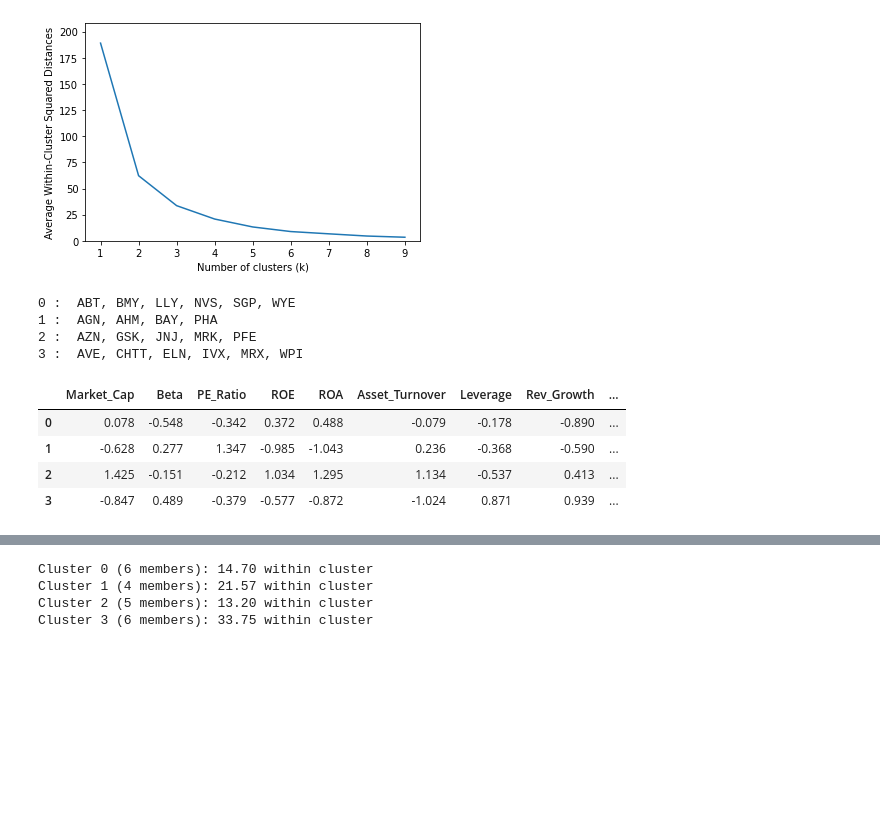
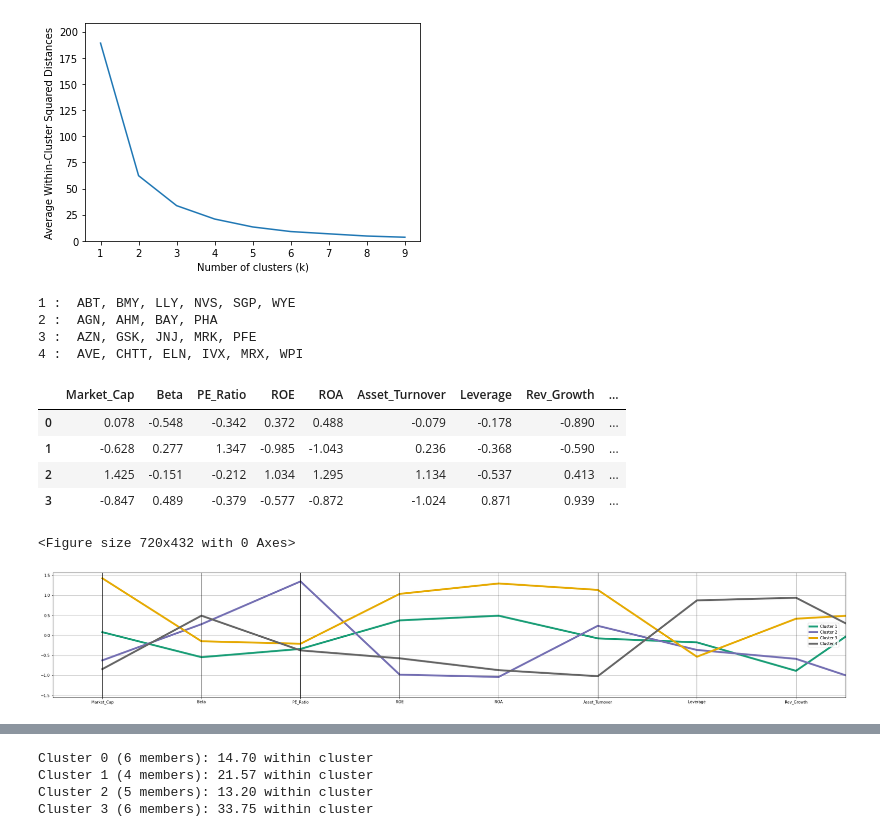
Before and after one commit to charlesg/HI530, a Jupyter notebook: module4/Module_4_Homework_2.ipynb, the cells around one changed output, grey strips where cells are left out. Saved outputs shown, nothing was run; the diff lists cells and outputs as text; code cells hidden in the pictures; blank space fills up the shorter version.

```diff
--- a/module4/Module_4_Homework_2.ipynb
+++ b/module4/Module_4_Homework_2.ipynb
@@ -124,25 +116,35 @@ plt.show()
 [figure]
 # %%
 # Based on the elbow chart above, we'll stay at 4 clusters, since adding beyond brings less improvments to homogeneity
-kmeans = KMeans(n_clusters=4, random_state=0).fit(pharma_df_norm)
+kmeans = KMeans(n_clusters=4, random_state=0).fit(pharma_norm)
 
 # Cluster membership
-memb = pd.Series(kmeans.labels_, index=pharma_df_norm.index)
+memb = pd.Series(kmeans.labels_, index=pharma_norm.index)
 for key, item in memb.groupby(memb):
-    print(key, ': ', ', '.join(item.index))
+    print(key+1, ': ', ', '.join(item.index))
 # %% [output]
-0 :  ABT, BMY, LLY, NVS, SGP, WYE
-1 :  AGN, AHM, BAY, PHA
-2 :  AZN, GSK, JNJ, MRK, PFE
-3 :  AVE, CHTT, ELN, IVX, MRX, WPI
+1 :  ABT, BMY, LLY, NVS, SGP, WYE
+2 :  AGN, AHM, BAY, PHA
+3 :  AZN, GSK, JNJ, MRK, PFE
+4 :  AVE, CHTT, ELN, IVX, MRX, WPI
-# %%
-# centroids
-centroids = pd.DataFrame(kmeans.cluster_centers_, columns=pharma_df_norm.columns)
-pd.set_option('precision', 3)
-centroids
-# %% [output]
-|  | Market_Cap | Beta | PE_Ratio | ROE | ROA | Asset_Turnover | Leverage | Rev_Growth | ... |
-| 0 | 0.078 | -0.548 | -0.342 | 0.372 | 0.488 | -0.079 | -0.178 | -0.890 | ... |
-| 1 | -0.628 | 0.277 | 1.347 | -0.985 | -1.043 | 0.236 | -0.368 | -0.590 | ... |
-| 2 | 1.425 | -0.151 | -0.212 | 1.034 | 1.295 | 1.134 | -0.537 | 0.413 | ... |
-| 3 | -0.847 | 0.489 | -0.379 | -0.577 | -0.872 | -1.024 | 0.871 | 0.939 | ... |
+# %%
+# centroids
+centroids = pd.DataFrame(kmeans.cluster_centers_, columns=pharma_norm.columns)
+pd.set_option('precision', 3)
+centroids['cluster'] = ['Cluster {}'.format(i+1) for i in centroids.index]
+
+plt.figure(figsize=(10,6))
+fig = plt.figure(figsize=(10, 6))
+fig.subplots_adjust(right=3)
+ax = parallel_coordinates(centroids, class_column='cluster', colormap='Dark2', linewidth=5)
+plt.legend(loc='center left', bbox_to_anchor=(0.95, 0.5))
+plt.xlim(-0.5,7.5)
+centroids
+# %% [output]
+|  | Market_Cap | Beta | PE_Ratio | ROE | ROA | Asset_Turnover | Leverage | Rev_Growth | ... |
+| 0 | 0.078 | -0.548 | -0.342 | 0.372 | 0.488 | -0.079 | -0.178 | -0.890 | ... |
+| 1 | -0.628 | 0.277 | 1.347 | -0.985 | -1.043 | 0.236 | -0.368 | -0.590 | ... |
+| 2 | 1.425 | -0.151 | -0.212 | 1.034 | 1.295 | 1.134 | -0.537 | 0.413 | ... |
+| 3 | -0.847 | 0.489 | -0.379 | -0.577 | -0.872 | -1.024 | 0.871 | 0.939 | ... |
+<Figure size 720x432 with 0 Axes>
+[figure, added]
```
Also changed, not shown: parts of 14 cells of this notebook, 2 other files.
